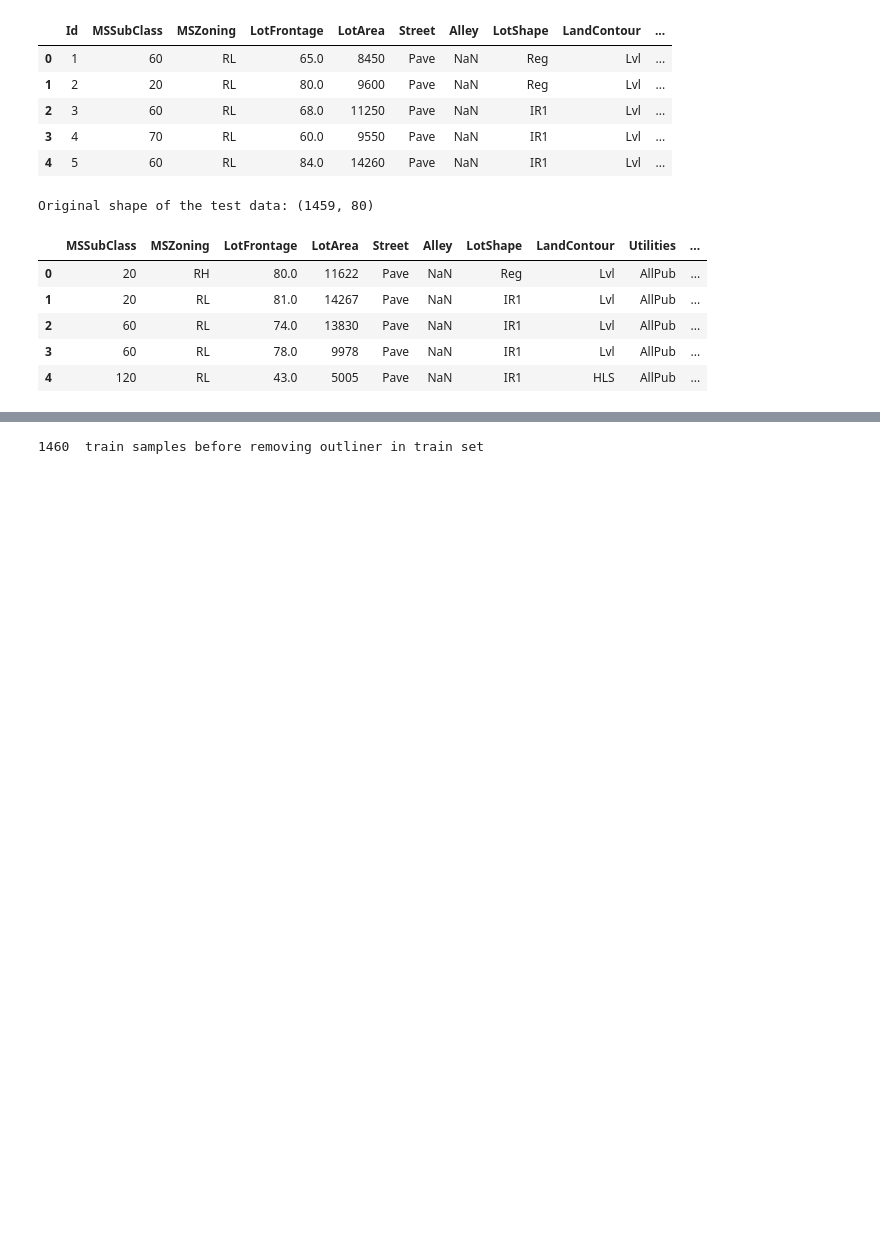
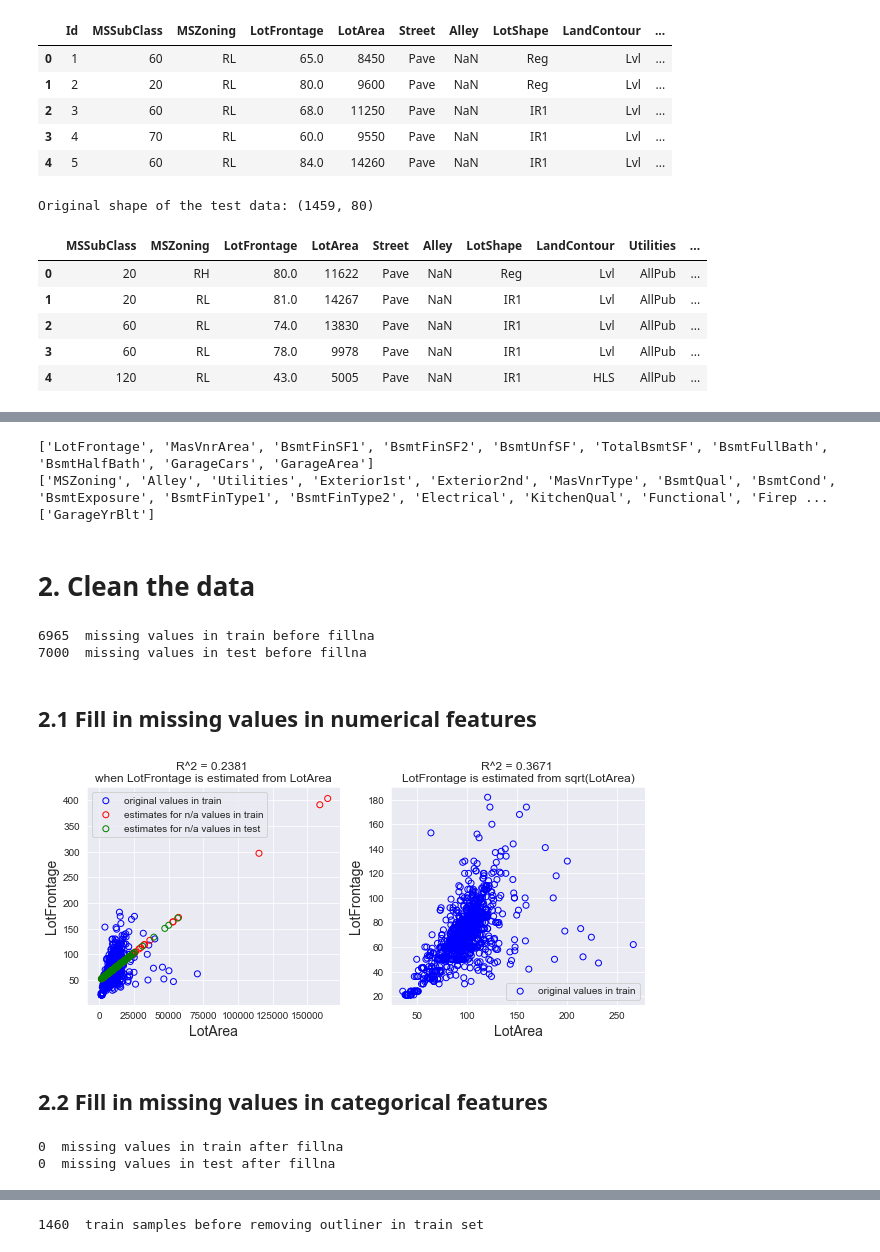
Before and after one commit to loantkvo/houseprices, a Jupyter notebook: houseprices.ipynb, the cells around one changed output, grey strips where cells are left out. Saved outputs shown, nothing was run; the diff lists cells and outputs as text; code cells hidden in the pictures; blank space fills up the shorter version.

```diff
--- a/houseprices.ipynb
+++ b/houseprices.ipynb
@@ -191,0 +134,27 @@ def remove_outliers(df_numeric, methods=None, parameters={}):
+# %%
+#!!! CAUTION: np.number includes only float64 and NOT int64 --> if in the below codes,
+#I use "train[column].dtype==np.number", it will fail to find all features that has null cells
+na_num_list = [column for column in num_features
+               if train[column].isnull().any() or test[column].isnull().any()]
+na_cat_list = [column for column in cat_features
+               if train[column].isnull().any() or test[column].isnull().any()]
+na_cat_numlabel_list = [column for column in cat_numlabel_features
+               if train[column].isnull().any() or test[column].isnull().any()]
+
+print(na_num_list)
+print(na_cat_list)
+print(na_cat_numlabel_list)
+# %% [output]
+['LotFrontage', 'MasVnrArea', 'BsmtFinSF1', 'BsmtFinSF2', 'BsmtUnfSF', 'TotalBsmtSF', 'BsmtFullBath', 'BsmtHalfBath', 'GarageCars', 'GarageArea']
+['MSZoning', 'Alley', 'Utilities', 'Exterior1st', 'Exterior2nd', 'MasVnrType', 'BsmtQual', 'BsmtCond', 'BsmtExposure', 'BsmtFinType1', 'BsmtFinType2', 'Electrical', 'KitchenQual', 'Functional', 'Firep ...
+['GarageYrBlt']
+# %% [markdown]
+# 2. Clean the data
+# %%
+print(train.isnull().values.sum(), ' missing values in train before fillna')
+print(test.isnull().values.sum(), ' missing values in test before fillna')
+# %% [output]
+6965  missing values in train before fillna
+7000  missing values in test before fillna
+# %% [markdown]
+## 2.1 Fill in missing values in numerical features
@@ -191,0 +183,35 @@ def remove_outliers(df_numeric, methods=None, parameters={}):
+# %%
+for feature in na_num_list:
+    if feature=='LotFrontage':
+        lot_x_tr = train['LotArea'][train[feature].isnull()].values.reshape(-1,1)
+        lot_y_tr = estimatedFromLotArea.predict(lot_x_tr)
+        train[feature][train[feature].isnull()] = lot_y_tr
+        lot_x_t = test['LotArea'][test[feature].isnull()].values.reshape(-1,1)
+        lot_y_t = estimatedFromLotArea.predict(lot_x_t)
+        test[feature][test[feature].isnull()] = lot_y_t
+    else:
+        train[feature][train[feature].isnull()] = 0
+        test[feature][test[feature].isnull()] = 0
+# %%
+fig, ax = plt.subplots(1, 2)
+fig.set_size_inches(10, 4)
+
+ax[0].scatter(lot_x, lot_y, edgecolor='b', facecolor='', label='original values in train')
+ax[0].scatter(lot_x_tr, lot_y_tr, edgecolor='r', facecolor='', label='estimates for n/a values in train')
+ax[0].scatter(lot_x_t, lot_y_t, edgecolor='g', facecolor='', label='estimates for n/a values in test')
+ax[0].set_title(f'R^2 = {score_estimatedFromLotArea:.4f} \nwhen LotFrontage is estimated from LotArea',
+                fontsize=12)
+ax[1].scatter(np.sqrt(lot_x), lot_y, edgecolor='b', facecolor='', label='original values in train')
+ax[1].set_title(f'R^2 = {score_estimatedFromSqrtLotArea:.4f} \nLotFrontage is estimated from sqrt(LotArea)',
+                fontsize=12)
+ax[0].legend()
+ax[1].legend()
+ax[0].set_xlabel('LotArea', fontsize=14)
+ax[0].set_ylabel('LotFrontage', fontsize=14)
+ax[1].set_xlabel('LotArea', fontsize=14)
+ax[1].set_ylabel('LotFrontage', fontsize=14)
+plt.savefig('result/LotFrontageEstimatedFromLotArea.png', bbox_inches='tight')
+# %% [output]
+[figure, added]
+# %% [markdown]
+## 2.2 Fill in missing values in categorical features
@@ -191,0 +245,9 @@ def remove_outliers(df_numeric, methods=None, parameters={}):
+# %%
+print(train.isnull().values.sum(), ' missing values in train after fillna')
+#train.describe()
+
+print(test.isnull().values.sum(), ' missing values in test after fillna')
+#test.describe()
+# %% [output]
+0  missing values in train after fillna
+0  missing values in test after fillna
```
Also changed, not shown: parts of 61 cells of this notebook, 19 other files.
